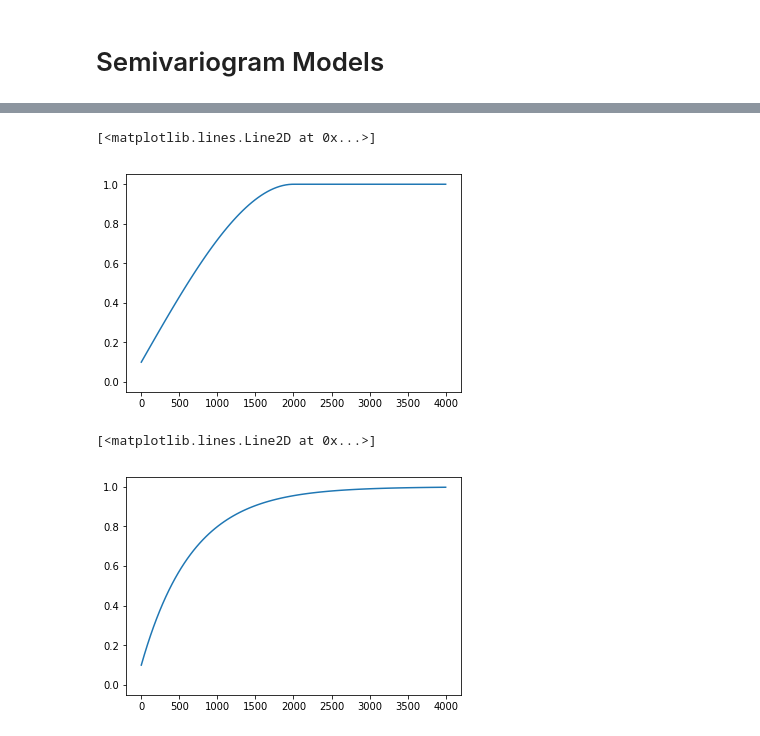
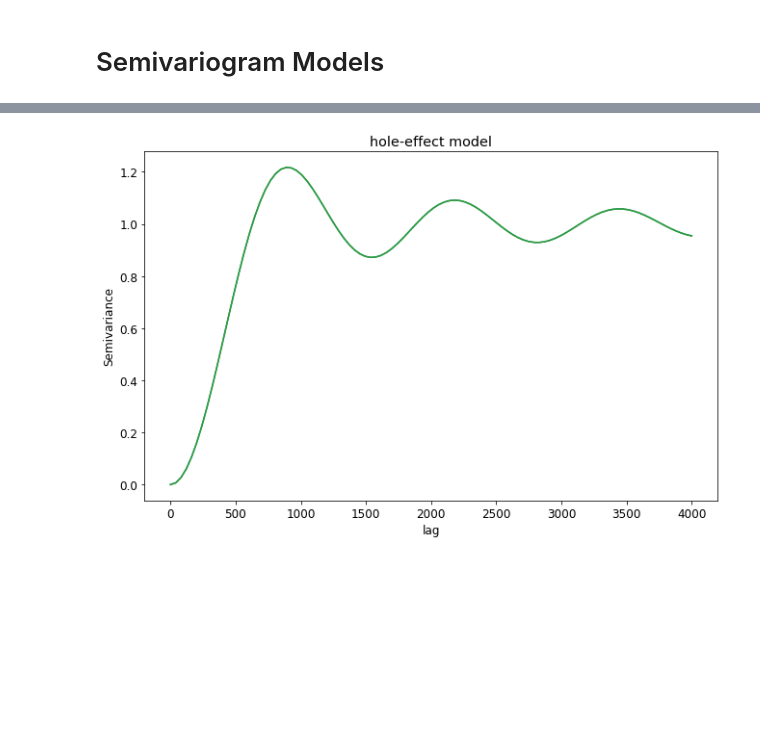
Before and after one commit to red5alex/kriglab, a Jupyter notebook: Semivariogram Models.ipynb, the cells around one changed output, grey strips where cells are left out. Drawn from its saved outputs; the diff is of its cells as text; code cells hidden in the pictures; blank space fills up the shorter version.

```diff
--- a/Semivariogram Models.ipynb
+++ b/Semivariogram Models.ipynb
@@ -32,16 +94,15 @@ sill: 1.00, lag: 2500.00
 # %%
 X = np.linspace(0,4000,100)
-Y = svmodels.spherical(X, 2000, 1, 0.1)
+Y = svmodels.hole_N(X, 200, 1, 0.0)
 plt.plot(X,Y)
 plt.plot((0),(0))
+
+plt.title('hole-effect model')
+plt.ylabel('Semivariance')
+plt.xlabel('lag')
+plt.plot(X,Y)
+plt.plot((0),(0))
+plt.legend()
+_ = plt.show()
 # %% [output]
-[<matplotlib.lines.Line2D at 0x...>]
-[figure, old version]
+[figure, new version]
-# %%
-X = np.linspace(0,4000,100)
-Y = svmodels.exponential(X, 2000, 1, 0.1)
-plt.plot(X,Y)
-plt.plot((0),(0))
-# %% [output]
-[<matplotlib.lines.Line2D at 0x...>]
-[figure, removed]
```
Also changed, not shown: parts of 16 cells of this notebook, 1 other file.
